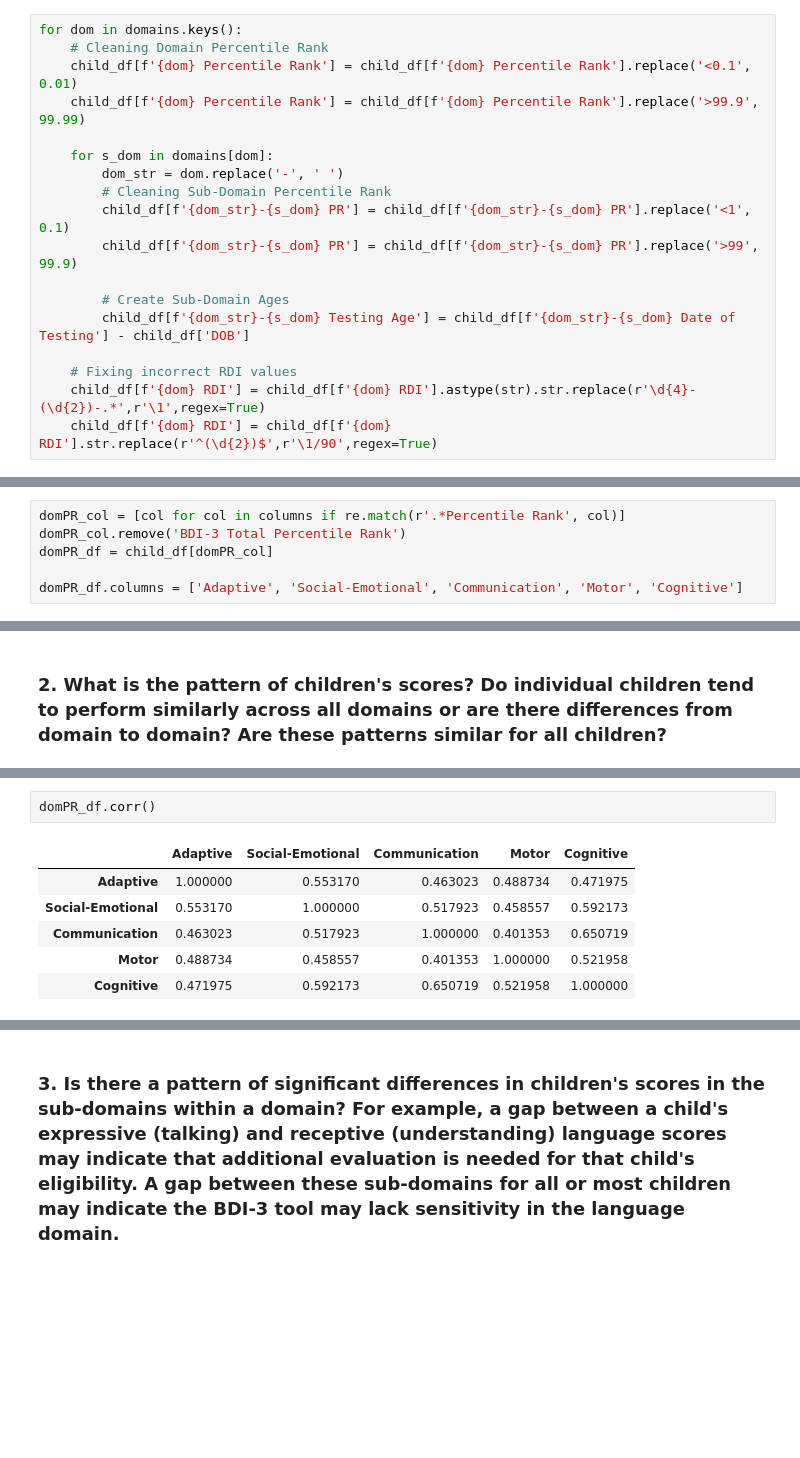
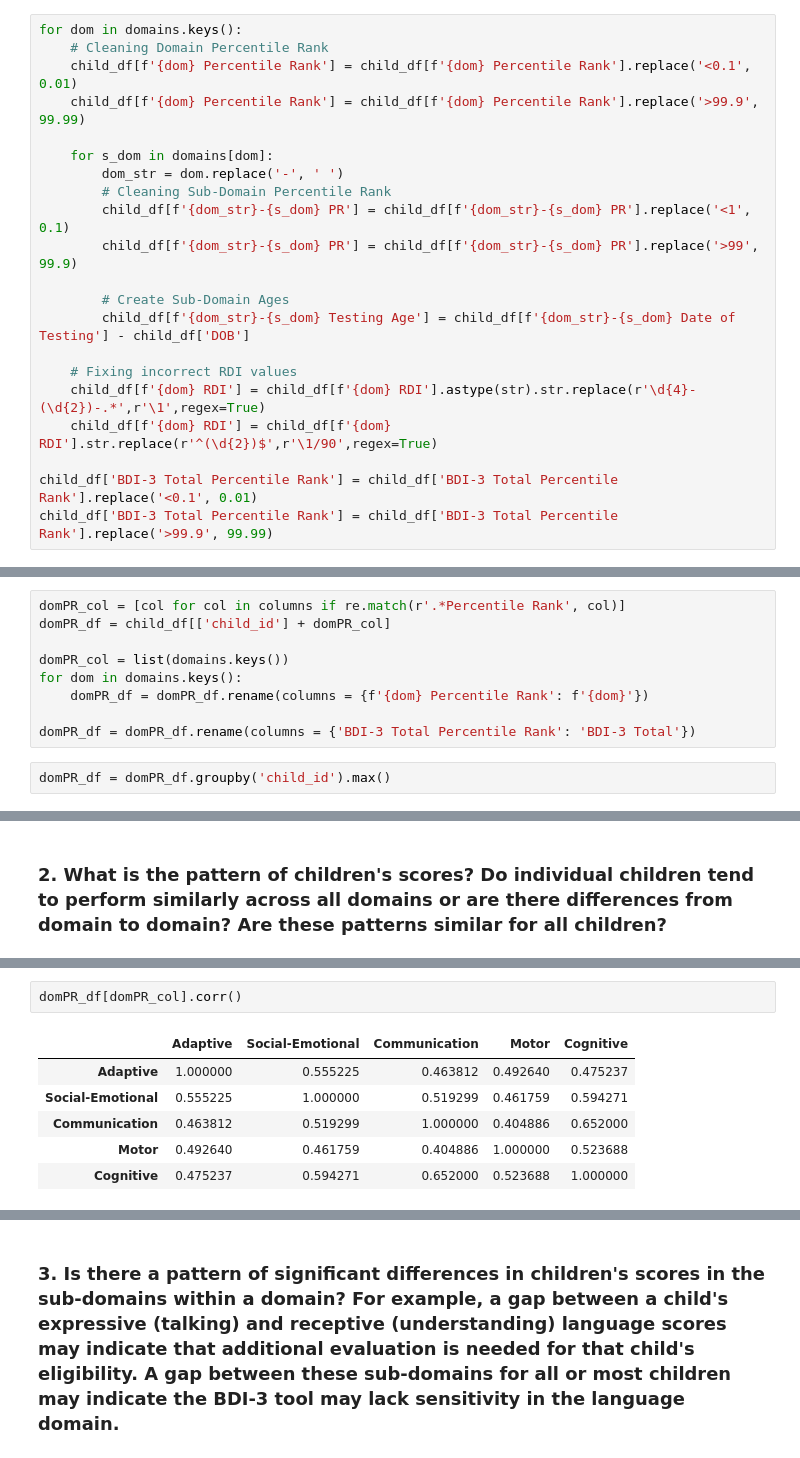
Before and after one commit to NSS-Data-Analytics-Cohort-17/partner-project-japan, a Jupyter notebook: mbutera_eda.ipynb, the cells around one changed output, grey strips where cells are left out. Saved outputs shown, nothing was run; the diff lists cells and outputs as text; blank space fills up the shorter version.

```diff
--- a/mbutera_eda.ipynb
+++ b/mbutera_eda.ipynb
@@ -66,6 +66,9 @@ for dom in domains.keys():
     # Fixing incorrect RDI values
     child_df[f'{dom} RDI'] = child_df[f'{dom} RDI'].astype(str).str.replace(r'\d{4}-(\d{2})-.*',r'\1',regex=True)
     child_df[f'{dom} RDI'] = child_df[f'{dom} RDI'].str.replace(r'^(\d{2})$',r'\1/90',regex=True)
+
+child_df['BDI-3 Total Percentile Rank'] = child_df['BDI-3 Total Percentile Rank'].replace('<0.1', 0.01)
+child_df['BDI-3 Total Percentile Rank'] = child_df['BDI-3 Total Percentile Rank'].replace('>99.9', 99.99)
 # %% [markdown]
 ### 1. In which domains (and sub-domains) are children performing highest and lowest?
 # %%
@@ -76,10 +79,15 @@ import matplotlib.pyplot as plt
 columns = child_df.columns.tolist()
 # %%
 domPR_col = [col for col in columns if re.match(r'.*Percentile Rank', col)]
-domPR_col.remove('BDI-3 Total Percentile Rank')
-domPR_df = child_df[domPR_col]
+domPR_df = child_df[['child_id'] + domPR_col]
 
-domPR_df.columns = ['Adaptive', 'Social-Emotional', 'Communication', 'Motor', 'Cognitive']
+domPR_col = list(domains.keys())
+for dom in domains.keys():
+    domPR_df = domPR_df.rename(columns = {f'{dom} Percentile Rank': f'{dom}'})
+
+domPR_df = domPR_df.rename(columns = {'BDI-3 Total Percentile Rank': 'BDI-3 Total'})
+# %%
+domPR_df = domPR_df.groupby('child_id').max()
 # %%
 domPR_df
 # %% [output]
@@ -213,9 +162,9 @@ sns.histplot(rank_df,x='Cognitive_Rank')
 # %%
-domPR_df.corr()
+domPR_df[domPR_col].corr()
 # %% [output]
 |  | Adaptive | Social-Emotional | Communication | Motor | Cognitive |
-| Adaptive | 1.000000 | 0.553170 | 0.463023 | 0.488734 | 0.471975 |
-| Social-Emotional | 0.553170 | 1.000000 | 0.517923 | 0.458557 | 0.592173 |
-| Communication | 0.463023 | 0.517923 | 1.000000 | 0.401353 | 0.650719 |
-| Motor | 0.488734 | 0.458557 | 0.401353 | 1.000000 | 0.521958 |
-| Cognitive | 0.471975 | 0.592173 | 0.650719 | 0.521958 | 1.000000 |
+| Adaptive | 1.000000 | 0.555225 | 0.463812 | 0.492640 | 0.475237 |
+| Social-Emotional | 0.555225 | 1.000000 | 0.519299 | 0.461759 | 0.594271 |
+| Communication | 0.463812 | 0.519299 | 1.000000 | 0.404886 | 0.652000 |
+| Motor | 0.492640 | 0.461759 | 0.404886 | 1.000000 | 0.523688 |
+| Cognitive | 0.475237 | 0.594271 | 0.652000 | 0.523688 | 1.000000 |
```
Also changed, not shown: parts of 61 cells of this notebook, 1 other file.
